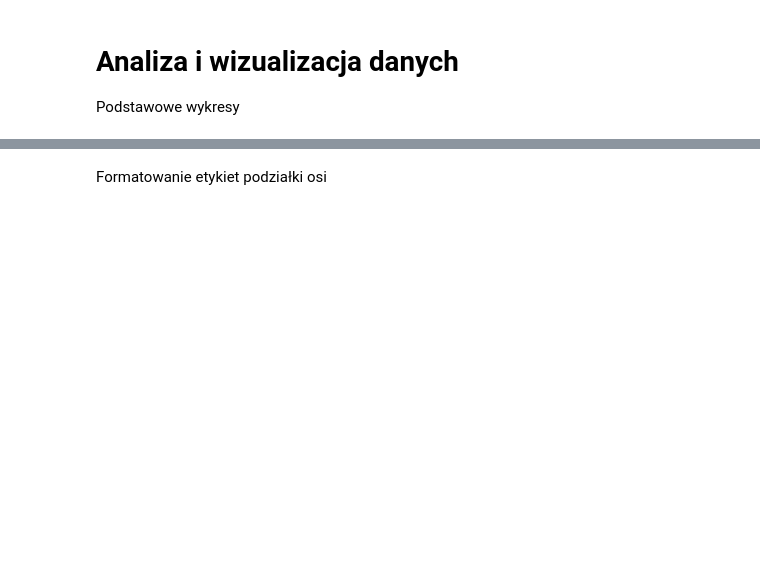
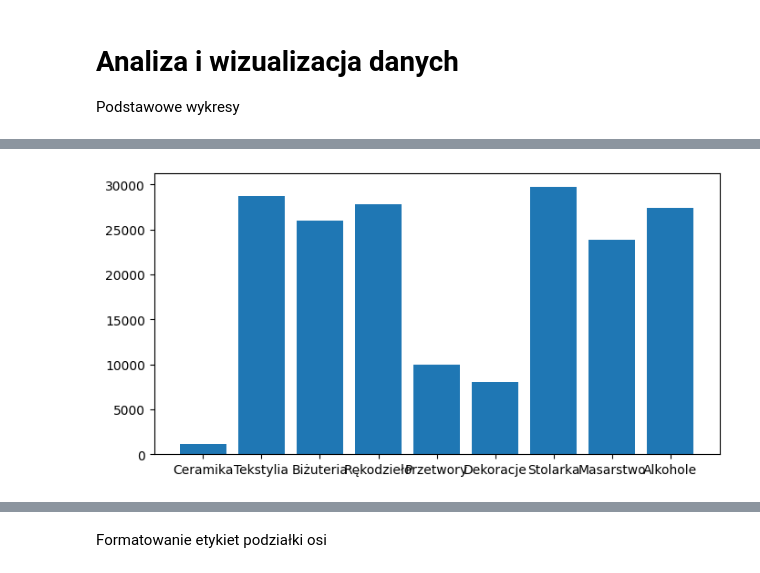
Before and after one commit to qwertyuszxc/DataVisualization, a Jupyter notebook: 01-bar.ipynb, the cells around one changed output, grey strips where cells are left out. Drawn from its saved outputs; the diff is of its cells as text; code cells hidden in the pictures; blank space fills up the shorter version.

```diff
--- a/01-bar.ipynb
+++ b/01-bar.ipynb
@@ -94,7 +133,9 @@ hoights = t1["revenue_pln"]
 categories = t1["category"]
 # %%
 plt.figure(figsize=(8, 4))
-plt.bar(categories, hoights)
+plt.bar(categories, heights)
 plt.show()
+# %% [output]
+[figure, added]
 # %%
 plt.figure(figsize=(12, 4))
```
Also changed, not shown: parts of 50 cells of this notebook.
